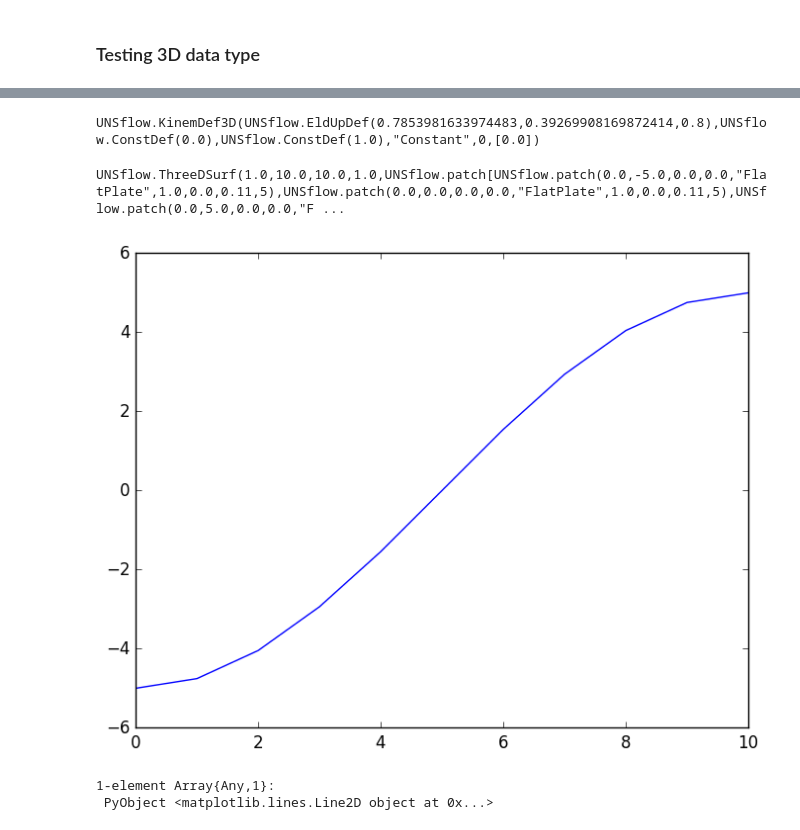
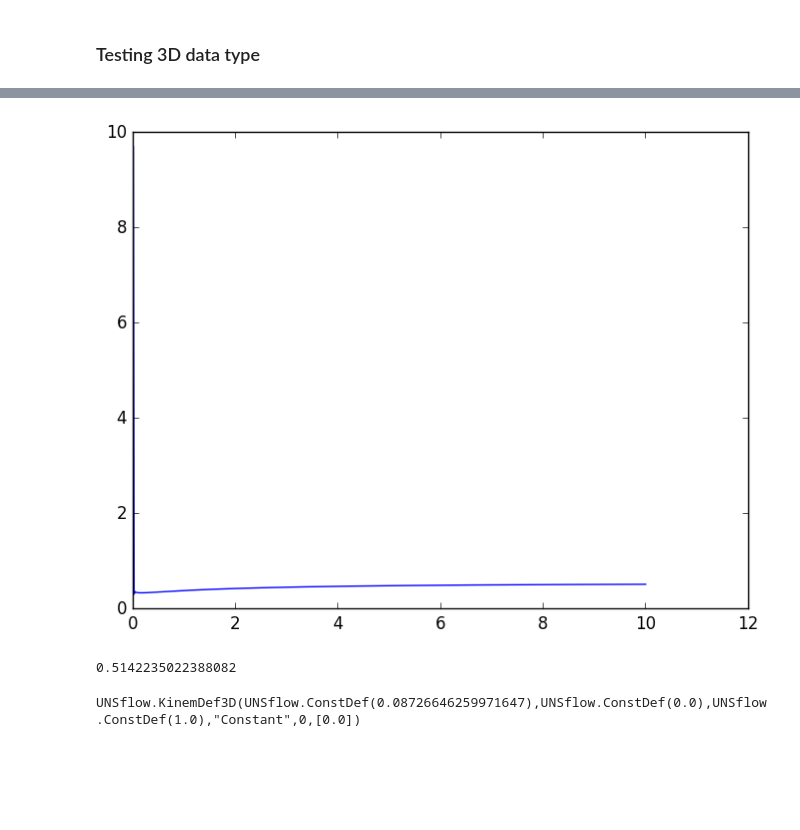
Before and after one commit to KiranRamesh-Aero/UnsteadyFlowSolvers.jl, a Jupyter notebook: Notebooks/3D extensions - notes.ipynb, the cells around one changed output, grey strips where cells are left out. Drawn from its saved outputs; the diff is of its cells as text; code cells hidden in the pictures; blank space fills up the shorter version.

```diff
--- a/Notebooks/3D extensions - notes.ipynb
+++ b/Notebooks/3D extensions - notes.ipynb
@@ -14,0 +13,11 @@ using UNSflow
+# %%
+alphadef = ConstDef(5.*pi/180)
+hdef = ConstDef(0.)
+udef = ConstDef(1.)
+kinemdef = KinemDef(alphadef, hdef, udef)
+pvt = 0.0 #leading edge
+lespcrit = [18.;]
+surf = TwoDSurf("FlatPlate", pvt, kinemdef,lespcrit)
+curfield = TwoDFlowField()
+nsteps = Int(round(10./0.015))
+mat2d, surf2d, curfield2d = ldvm(surf, curfield, nsteps)
@@ -14,0 +46,6 @@ using UNSflow
+# %%
+plot(mat2d[:,1],mat2d[:,6])
+mat2d[end,6]
+# %% [output]
+[figure, added]
+0.5142235022388082
@@ -17,25 +58,15 @@ cref = 1.
 bref = 10.
 sref = 10.
 
-patch1 = patch(0., -5., 0., 0., "FlatPlate", 1., 0., 0.11, 5)
-patch2 = patch(0., 0., 0., 0., "FlatPlate", 1., 0., 0.11, 5)
+patch1 = patch(0., -5., 0., 0., "FlatPlate", 1., 0., 0.11, 10)
+patch2 = patch(0., 0., 0., 0., "FlatPlate", 1., 0., 0.11, 10)
 patch3 = patch(0., 5., 0., 0., "FlatPlate", 1., 0., 0.11, 5)
 patchdata = [patch1; patch2; patch3]
 
-alphadef = EldUpDef(45*pi/180,pi/8,0.8)
+alphadef = ConstDef(5.*pi/180)
 hdef = ConstDef(0.)
 udef = ConstDef(1.)
 kin = KinemDef3D(alphadef, hdef, udef)
 # %% [output]
-UNSflow.KinemDef3D(UNSflow.EldUpDef(0.7853981633974483,0.39269908169872414,0.8),UNSflow.ConstDef(0.0),UNSflow.ConstDef(1.0),"Constant",0,[0.0])
+UNSflow.KinemDef3D(UNSflow.ConstDef(0.08726646259971647),UNSflow.ConstDef(0.0),UNSflow.ConstDef(1.0),"Constant",0,[0.0])
-# %%
-surf = ThreeDSurf(cref, bref, sref, patchdata, kin)
-# %% [output]
-UNSflow.ThreeDSurf(1.0,10.0,10.0,1.0,UNSflow.patch[UNSflow.patch(0.0,-5.0,0.0,0.0,"FlatPlate",1.0,0.0,0.11,5),UNSflow.patch(0.0,0.0,0.0,0.0,"FlatPlate",1.0,0.0,0.11,5),UNSflow.patch(0.0,5.0,0.0,0.0,"F ...
-# %%
-plot(surf.yle[1:11])
-# %% [output]
-[figure, removed]
-1-element Array{Any,1}:
- PyObject <matplotlib.lines.Line2D object at 0x...>
 # %%
```
Also changed, not shown: parts of 15 cells of this notebook, 7 other files.
